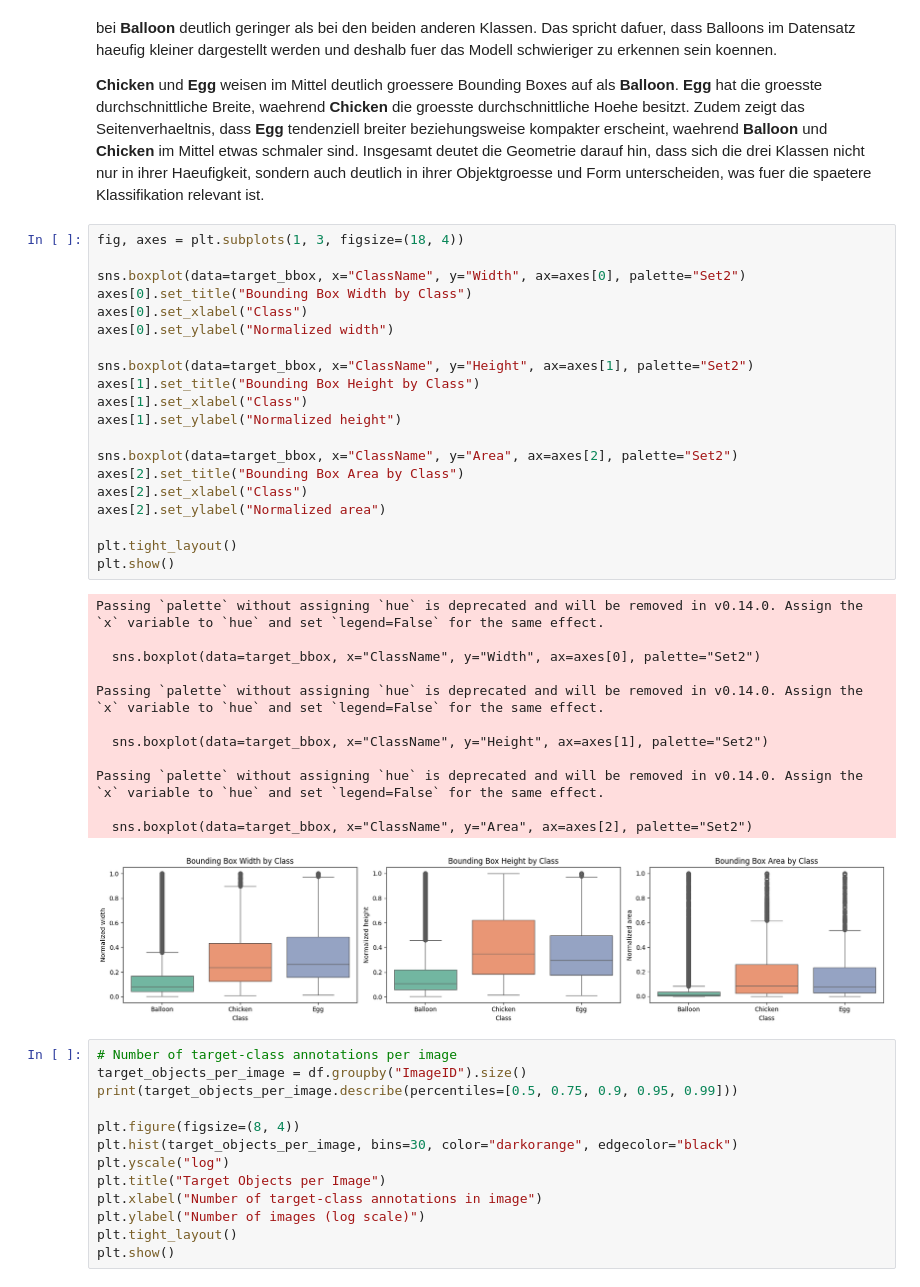
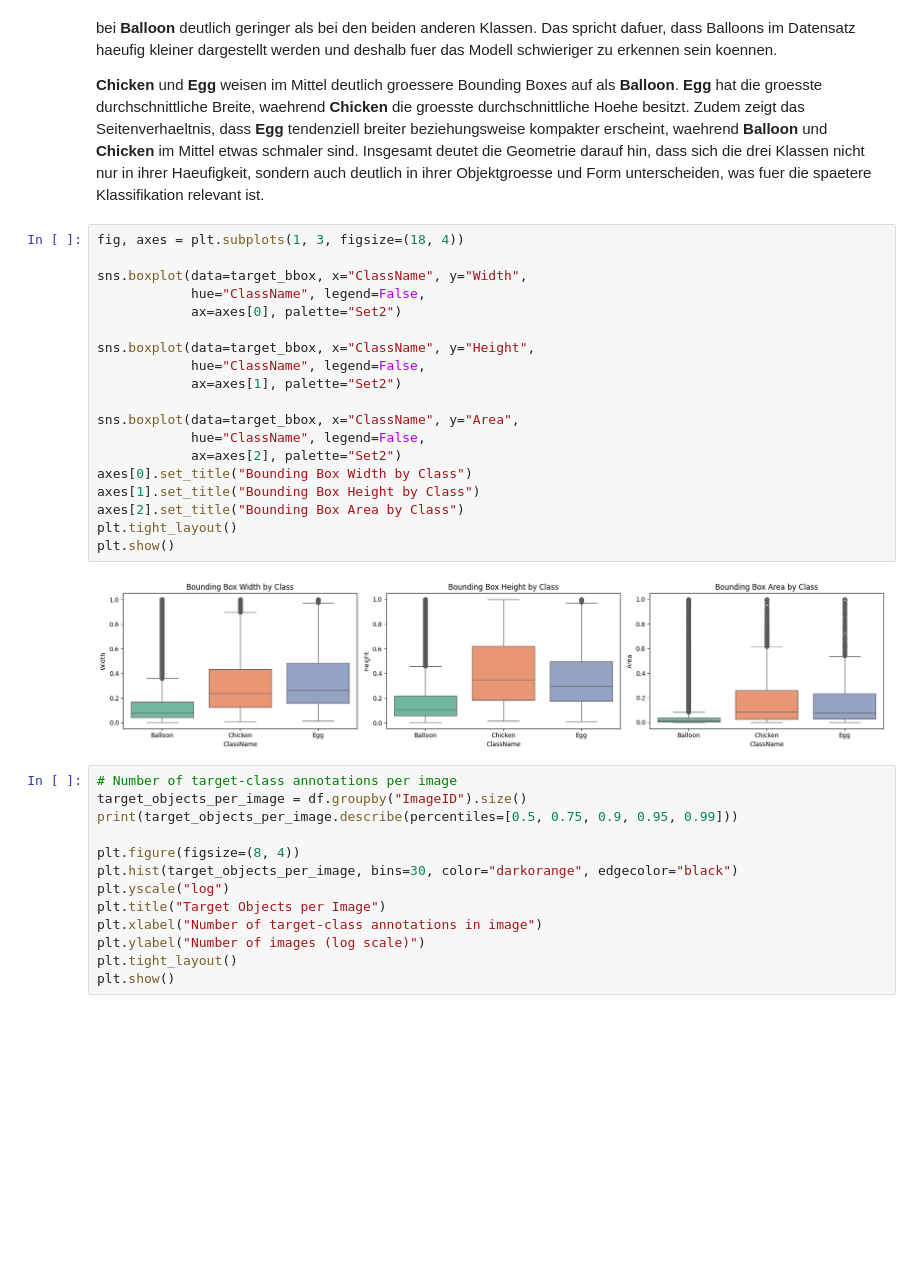
Before and after one commit to Nuray-Visne/image_classification, a Jupyter notebook: image_classification.ipynb, the cells around one changed output. Cells and saved outputs as stored; diff of their text form; blank space fills up the shorter version.

```diff
--- a/image_classification.ipynb
+++ b/image_classification.ipynb
@@ -221,36 +424,24 @@ Die Bounding-Box-Statistiken zeigen deutliche Unterschiede zwischen **Balloon**,
 # %%
 fig, axes = plt.subplots(1, 3, figsize=(18, 4))
 
-sns.boxplot(data=target_bbox, x="ClassName", y="Width", ax=axes[0], palette="Set2")
+sns.boxplot(data=target_bbox, x="ClassName", y="Width",
+            hue="ClassName", legend=False,
+            ax=axes[0], palette="Set2")
+
+sns.boxplot(data=target_bbox, x="ClassName", y="Height",
+            hue="ClassName", legend=False,
+            ax=axes[1], palette="Set2")
+
+sns.boxplot(data=target_bbox, x="ClassName", y="Area",
+            hue="ClassName", legend=False,
+            ax=axes[2], palette="Set2")
 axes[0].set_title("Bounding Box Width by Class")
-axes[0].set_xlabel("Class")
-axes[0].set_ylabel("Normalized width")
-
-sns.boxplot(data=target_bbox, x="ClassName", y="Height", ax=axes[1], palette="Set2")
 axes[1].set_title("Bounding Box Height by Class")
-axes[1].set_xlabel("Class")
-axes[1].set_ylabel("Normalized height")
-
-sns.boxplot(data=target_bbox, x="ClassName", y="Area", ax=axes[2], palette="Set2")
 axes[2].set_title("Bounding Box Area by Class")
-axes[2].set_xlabel("Class")
-axes[2].set_ylabel("Normalized area")
-
 plt.tight_layout()
 plt.show()
 # %% [output]
-Passing `palette` without assigning `hue` is deprecated and will be removed in v0.14.0. Assign the `x` variable to `hue` and set `legend=False` for the same effect.
-
-  sns.boxplot(data=target_bbox, x="ClassName", y="Width", ax=axes[0], palette="Set2")
-
-Passing `palette` without assigning `hue` is deprecated and will be removed in v0.14.0. Assign the `x` variable to `hue` and set `legend=False` for the same effect.
-
-  sns.boxplot(data=target_bbox, x="ClassName", y="Height", ax=axes[1], palette="Set2")
-
-Passing `palette` without assigning `hue` is deprecated and will be removed in v0.14.0. Assign the `x` variable to `hue` and set `legend=False` for the same effect.
-
-  sns.boxplot(data=target_bbox, x="ClassName", y="Area", ax=axes[2], palette="Set2")
-[figure, old version]
+[figure, new version]
 # %%
 # Number of target-class annotations per image
 target_objects_per_image = df.groupby("ImageID").size()
```
Also changed, not shown: parts of 21 cells of this notebook, 7 other files.
